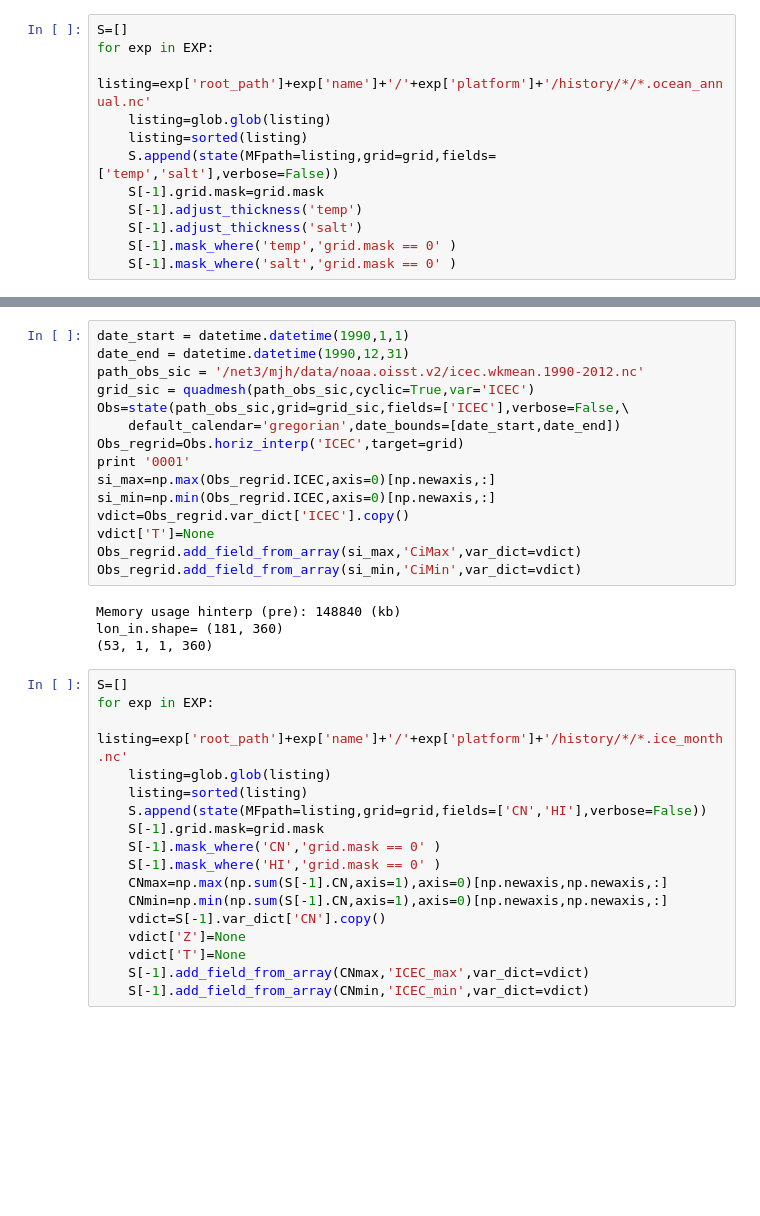
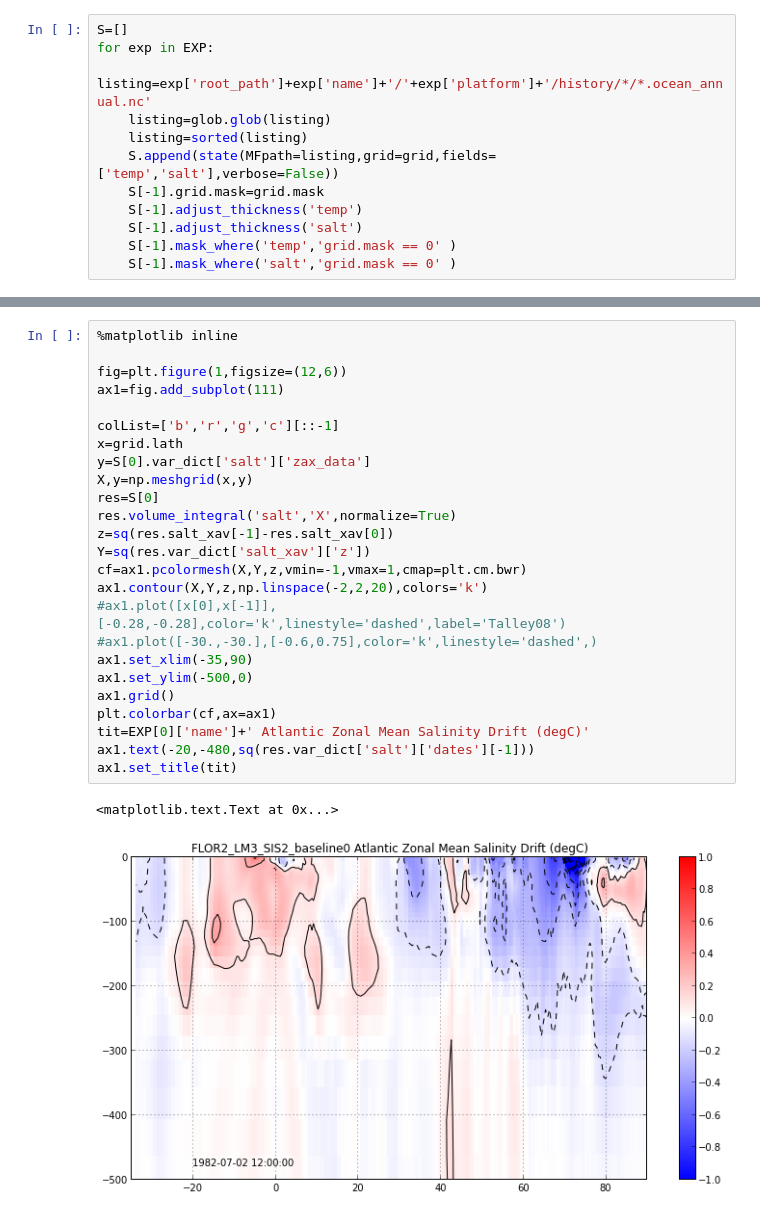
Before and after one commit to suyashbire1/MOM6-examples, a Jupyter notebook: ice_ocean_SIS2/FLOR2/AMOC_diagnostics.ipynb, the cells around one changed output, grey strips where cells are left out. Saved outputs shown, nothing was run; the diff lists cells and outputs as text; blank space fills up the shorter version.

```diff
--- a/ice_ocean_SIS2/FLOR2/AMOC_diagnostics.ipynb
+++ b/ice_ocean_SIS2/FLOR2/AMOC_diagnostics.ipynb
@@ -238,36 +226,28 @@ ax1.set_title(tit)
-# %%
-date_start = datetime.datetime(1990,1,1)
-date_end = datetime.datetime(1990,12,31)
-path_obs_sic = '/net3/mjh/data/noaa.oisst.v2/icec.wkmean.1990-2012.nc'
-grid_sic = quadmesh(path_obs_sic,cyclic=True,var='ICEC')
-Obs=state(path_obs_sic,grid=grid_sic,fields=['ICEC'],verbose=False,\
-    default_calendar='gregorian',date_bounds=[date_start,date_end])
-Obs_regrid=Obs.horiz_interp('ICEC',target=grid)
-print '0001'
-si_max=np.max(Obs_regrid.ICEC,axis=0)[np.newaxis,:]
-si_min=np.min(Obs_regrid.ICEC,axis=0)[np.newaxis,:]
-vdict=Obs_regrid.var_dict['ICEC'].copy()
-vdict['T']=None
-Obs_regrid.add_field_from_array(si_max,'CiMax',var_dict=vdict)
-Obs_regrid.add_field_from_array(si_min,'CiMin',var_dict=vdict)
-# %% [output]
-Memory usage hinterp (pre): 148840 (kb)
-lon_in.shape= (181, 360)
-(53, 1, 1, 360)
-# %%
-S=[]
-for exp in EXP:
-    listing=exp['root_path']+exp['name']+'/'+exp['platform']+'/history/*/*.ice_month.nc'
-    listing=glob.glob(listing)
-    listing=sorted(listing)
-    S.append(state(MFpath=listing,grid=grid,fields=['CN','HI'],verbose=False))
-    S[-1].grid.mask=grid.mask
-    S[-1].mask_where('CN','grid.mask == 0' )
-    S[-1].mask_where('HI','grid.mask == 0' )
-    CNmax=np.max(np.sum(S[-1].CN,axis=1),axis=0)[np.newaxis,np.newaxis,:]
-    CNmin=np.min(np.sum(S[-1].CN,axis=1),axis=0)[np.newaxis,np.newaxis,:]
-    vdict=S[-1].var_dict['CN'].copy()
-    vdict['Z']=None
-    vdict['T']=None
-    S[-1].add_field_from_array(CNmax,'ICEC_max',var_dict=vdict)
-    S[-1].add_field_from_array(CNmin,'ICEC_min',var_dict=vdict)
+# %%
+%matplotlib inline
+
+fig=plt.figure(1,figsize=(12,6))
+ax1=fig.add_subplot(111)
+
+colList=['b','r','g','c'][::-1]
+x=grid.lath
+y=S[0].var_dict['salt']['zax_data']
+X,y=np.meshgrid(x,y)
+res=S[0]
+res.volume_integral('salt','X',normalize=True)
+z=sq(res.salt_xav[-1]-res.salt_xav[0])
+Y=sq(res.var_dict['salt_xav']['z'])
+cf=ax1.pcolormesh(X,Y,z,vmin=-1,vmax=1,cmap=plt.cm.bwr)
+ax1.contour(X,Y,z,np.linspace(-2,2,20),colors='k')
+#ax1.plot([x[0],x[-1]],[-0.28,-0.28],color='k',linestyle='dashed',label='Talley08')
+#ax1.plot([-30.,-30.],[-0.6,0.75],color='k',linestyle='dashed',)
+ax1.set_xlim(-35,90)
+ax1.set_ylim(-500,0)
+ax1.grid()
+plt.colorbar(cf,ax=ax1)
+tit=EXP[0]['name']+' Atlantic Zonal Mean Salinity Drift (degC)'
+ax1.text(-20,-480,sq(res.var_dict['salt']['dates'][-1]))
+ax1.set_title(tit)
+# %% [output]
+<matplotlib.text.Text at 0x...>
+[figure, added]
```
Also changed, not shown: parts of 7 cells of this notebook.
